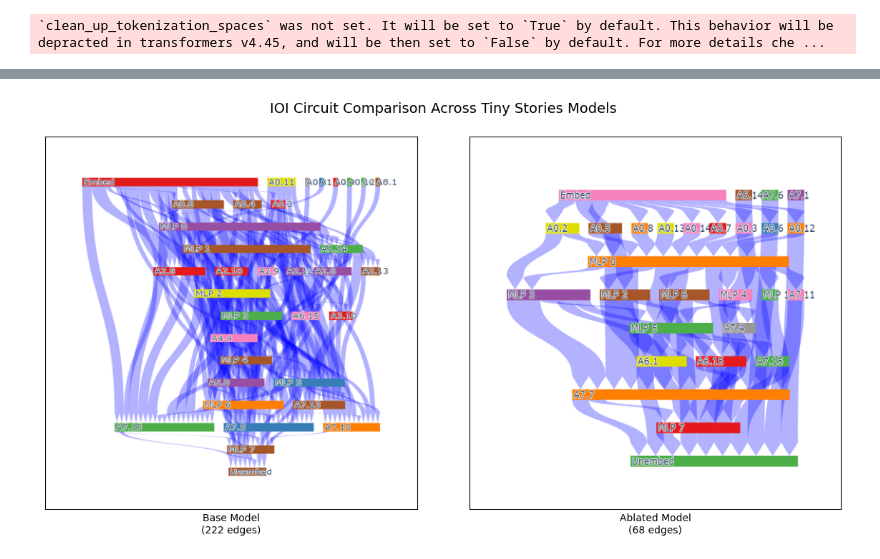
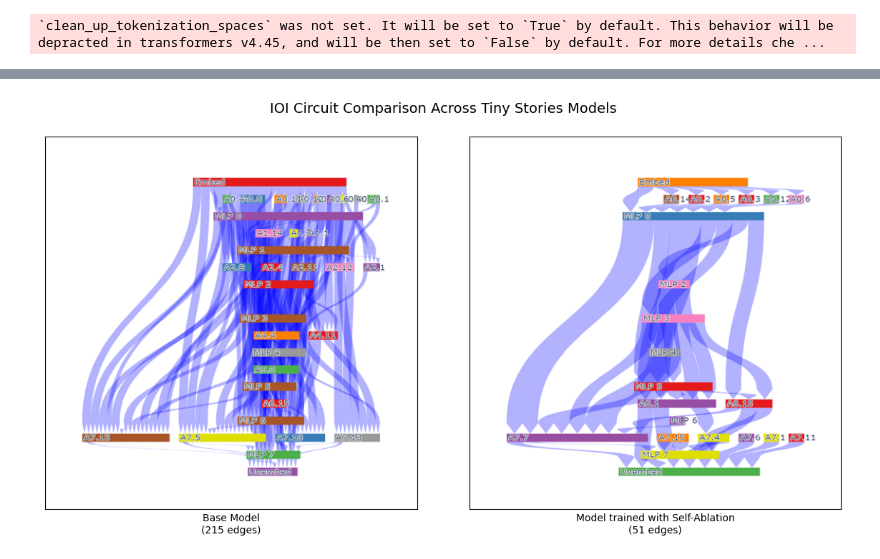
Before and after one commit to keenanpepper/self-ablating-transformers, a Jupyter notebook: auto_circuit_exploration.ipynb, the cells around one changed output, grey strips where cells are left out. Drawn from its saved outputs; the diff is of its cells as text; code cells hidden in the pictures.

Commit message:
Changed plotting, added svg support

```diff
--- a/auto_circuit_exploration.ipynb
+++ b/auto_circuit_exploration.ipynb
@@ -46,14 +47,19 @@ train_loader, test_loader = load_datasets_from_json(
 # %% [markdown]
 ## Testing autocircuit's ACDC using regular transformer
 # %%
-def test_model(patched_model, data_loader):
+def test_model(patched_model, data_loader, save_path=None):
     total_edges, remaining_edges, pruned_scores = acdc_discovery(patched_model, data_loader)
     print(f"Total edges: {total_edges}")
     print(f"Remaining edges: {remaining_edges}")
 
     # Pruned neurons are given a value of inf
     # Interative Image may cause performance issues
-    _ = draw_seq_graph(patched_model, pruned_scores, score_threshold=0.1, orientation='v')
+    if save_path:
+        save_path = Path(save_path).resolve()
+
+    _ = draw_seq_graph(patched_model, pruned_scores, score_threshold=0.1, orientation='v', layer_spacing='True', file_path=save_path)
+
+    return remaining_edges, pruned_scores
 # %%
 patched_model = patchable_model(
     model,
@@ -71,0 +71,2 @@ Remaining edges: 222
+# %%
+regular_remaining_edges, regular_pruned_scores = test_model(patched_model, train_loader, save_path="plots/base2.svg")
@@ -133,0 +133,2 @@ Remaining edges: 68
+# %%
+ablated_remaining_edges, ablated_pruned_scores = test_model(patched_ablated_model, train_loader, save_path="plots/fanciful-fog2.svg")
@@ -134,12 +140,12 @@ Remaining edges: 68
 # %%
 data = {
     'Base Model': {
-        'edges': 222,
-        'path': 'plots/base.png',
+        'edges': regular_remaining_edges,
+        'path': 'plots/base1.png',
     },
     'Ablated Model': {
-        'edges': 68,
-        'path': 'plots/fanciful-fog.png',
+        'edges': ablated_remaining_edges,
+        'path': 'plots/fanciful-fog1.png',
     }
 }
 # %%
@@ -148,32 +154,32 @@ from PIL import Image
 
 # Load images
 base_img = Image.open(data['Base Model']['path'])
 ablated_img = Image.open(data['Ablated Model']['path'])
 
 # Resize to same dimensions
 target_size = (500, 500)
 base_img_resized = base_img.resize(target_size)
 ablated_img_resized = ablated_img.resize(target_size)
 
 # Create figure and subplots with top padding
 fig, (ax1, ax2) = plt.subplots(1, 2, figsize=(12, 6))
 
 # Plot images with captions at bottom
 ax1.imshow(base_img_resized)
 ax1.set_xlabel(f'Base Model\n({data["Base Model"]["edges"]} edges)')
 ax1.set_xticks([])
 ax1.set_yticks([])
 
 ax2.imshow(ablated_img_resized)
-ax2.set_xlabel(f'Ablated Model\n({data["Ablated Model"]["edges"]} edges)')
+ax2.set_xlabel(f'Model trained with Self-Ablation\n({data["Ablated Model"]["edges"]} edges)')
 ax2.set_xticks([])
 ax2.set_yticks([])
 
 # Set overall title higher
 fig.suptitle('IOI Circuit Comparison Across Tiny Stories Models', fontsize=14, y=1)
 
 # Adjust layout
 plt.tight_layout()
 plt.show()
 # %% [output]
-[figure, old version]
+[figure, new version]
```
Also changed, not shown: parts of 6 cells of this notebook, 4 other files.
